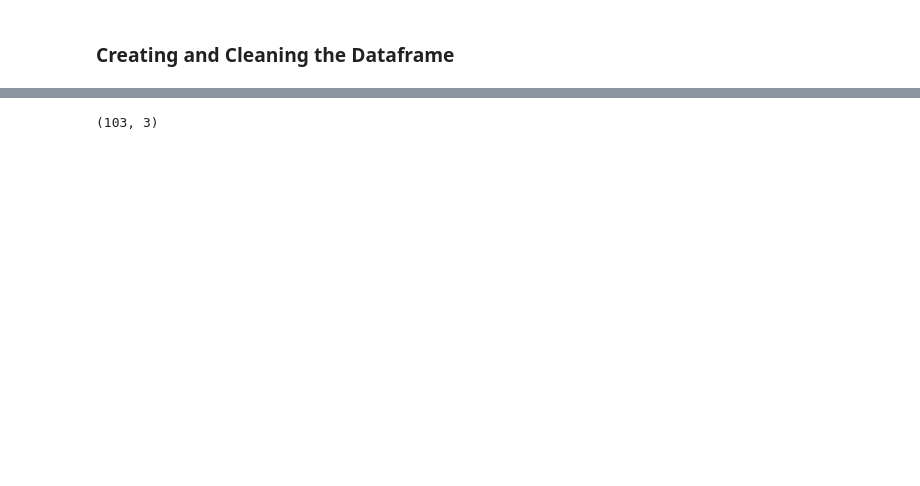
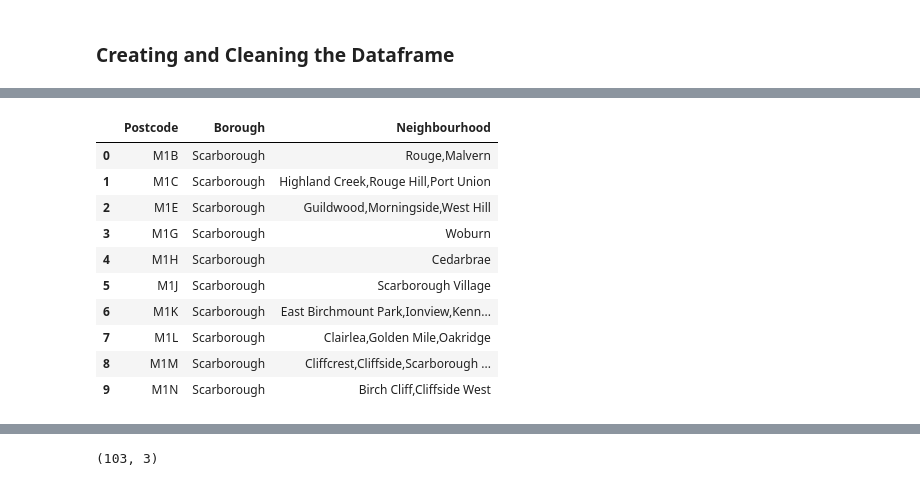
Before and after one commit to PallaviKharbanda/Capstone_Project, a Jupyter notebook: Clustering Neighborhoods in Toronto.ipynb, the cells around one changed output, grey strips where cells are left out. Cells and saved outputs as stored; diff of their text form; code cells hidden in the pictures; blank space fills up the shorter version.

```diff
--- a/Clustering Neighborhoods in Toronto.ipynb
+++ b/Clustering Neighborhoods in Toronto.ipynb
@@ -116,0 +60,10 @@ df.head(10)
+# %%
+import pandas as pd
+row= []
+for tr in My_table.find_all('tr'):
+    data = tr.find_all('td')
+    row.append([i.text for i in data])
+
+
+df = pd.DataFrame( data  = row )
+df.head()
@@ -116,0 +77,13 @@ df.head(10)
+# %%
+import pandas as pd
+row= []
+for tr in My_table.find_all('tr'):
+    data = tr.find_all('td')
+    row.append([i.text.strip() for i in data]) # Usint strip( to remove the \n from last column)
+
+labels = My_table.find_all('th')
+labels = [c.text for c in labels]
+labels = [i.strip() for i in labels] ### removing '\n' from the column labels
+#print(labels)
+df = pd.DataFrame( data  = row , columns = labels)
+df.head()
@@ -116,0 +97,3 @@ df.head(10)
+# %%
+df1 = df.drop([0])   # , inplace = True)
+df1.head()
@@ -116,0 +107,15 @@ df.head(10)
+# %%
+df1 = df1[df1.Borough != 'Not assigned']
+df1.head(10)
+# %% [output]
+|  | Postcode | Borough | Neighbourhood |
+| 0 | M1B | Scarborough | Rouge,Malvern |
+| 1 | M1C | Scarborough | Highland Creek,Rouge Hill,Port Union |
+| 2 | M1E | Scarborough | Guildwood,Morningside,West Hill |
+| 3 | M1G | Scarborough | Woburn |
+| 4 | M1H | Scarborough | Cedarbrae |
+| 5 | M1J | Scarborough | Scarborough Village |
+| 6 | M1K | Scarborough | East Birchmount Park,Ionview,Kenn... |
+| 7 | M1L | Scarborough | Clairlea,Golden Mile,Oakridge |
+| 8 | M1M | Scarborough | Cliffcrest,Cliffside,Scarborough ... |
+| 9 | M1N | Scarborough | Birch Cliff,Cliffside West |
```
Also changed, not shown: parts of 15 cells of this notebook.
